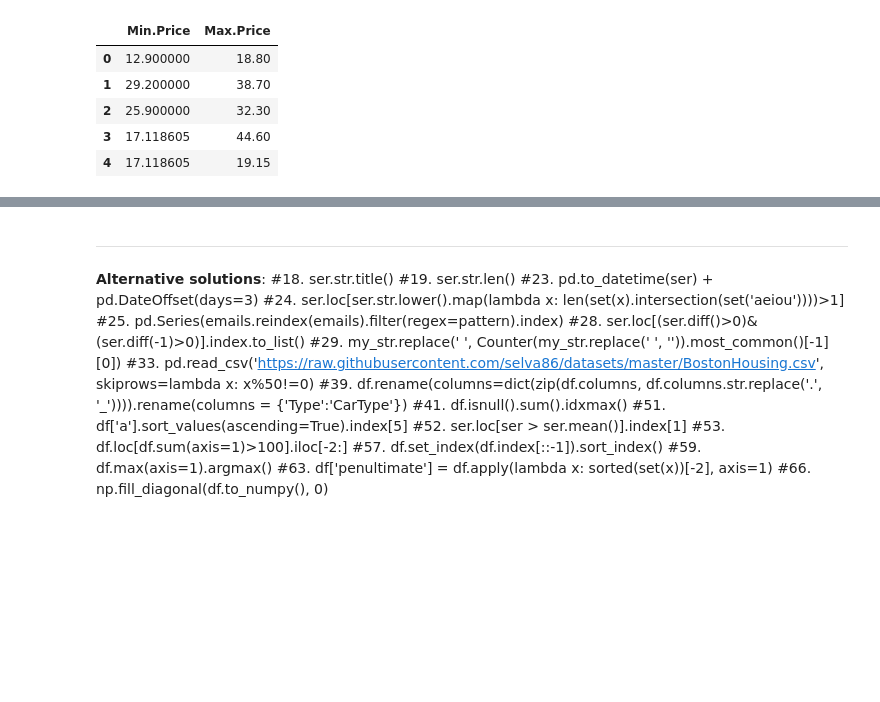
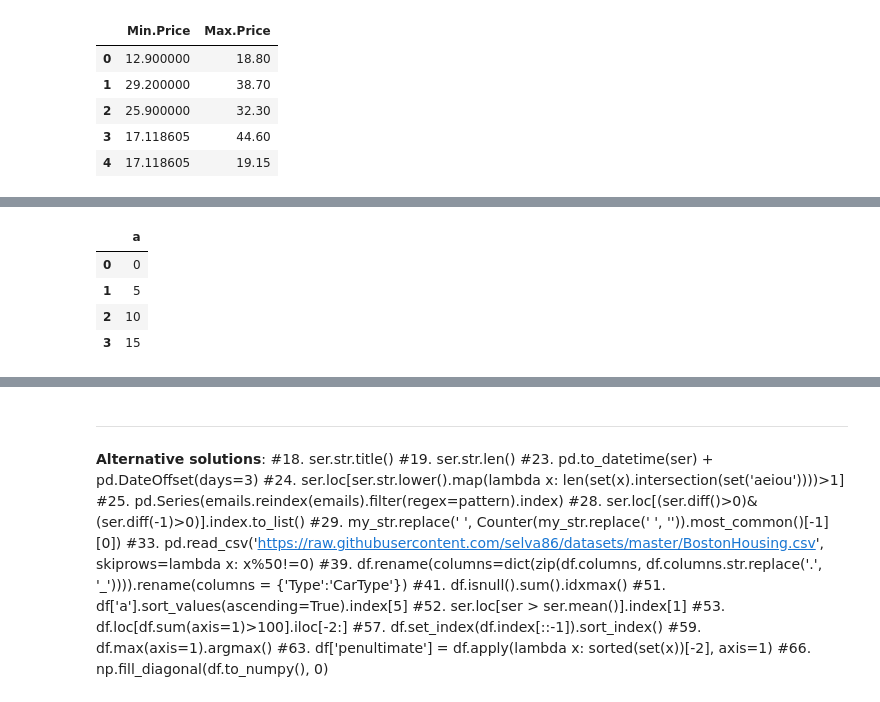
Before and after one commit to KarimaCha/Exercises_Python_NumPy_Pandas, a Jupyter notebook: 03_Pandas_Exercises_KC.ipynb, the cells around one changed output, grey strips where cells are left out. Saved outputs shown, nothing was run; the diff lists cells and outputs as text; code cells hidden in the pictures; blank space fills up the shorter version.

```diff
--- a/03_Pandas_Exercises_KC.ipynb
+++ b/03_Pandas_Exercises_KC.ipynb
@@ -1664,0 +1691,11 @@ df_out.head()
+# %%
+# Solution 1: input col label (='a') or col index (=0) as a LIST instead of a single string/number
+df[['a']]
+df.loc[:, ['a']]
+df.iloc[:, [0]]
+# %% [output]
+|  | a |
+| 0 | 0 |
+| 1 | 5 |
+| 2 | 10 |
+| 3 | 15 |
```
Also changed, not shown: parts of 13 cells of this notebook.
